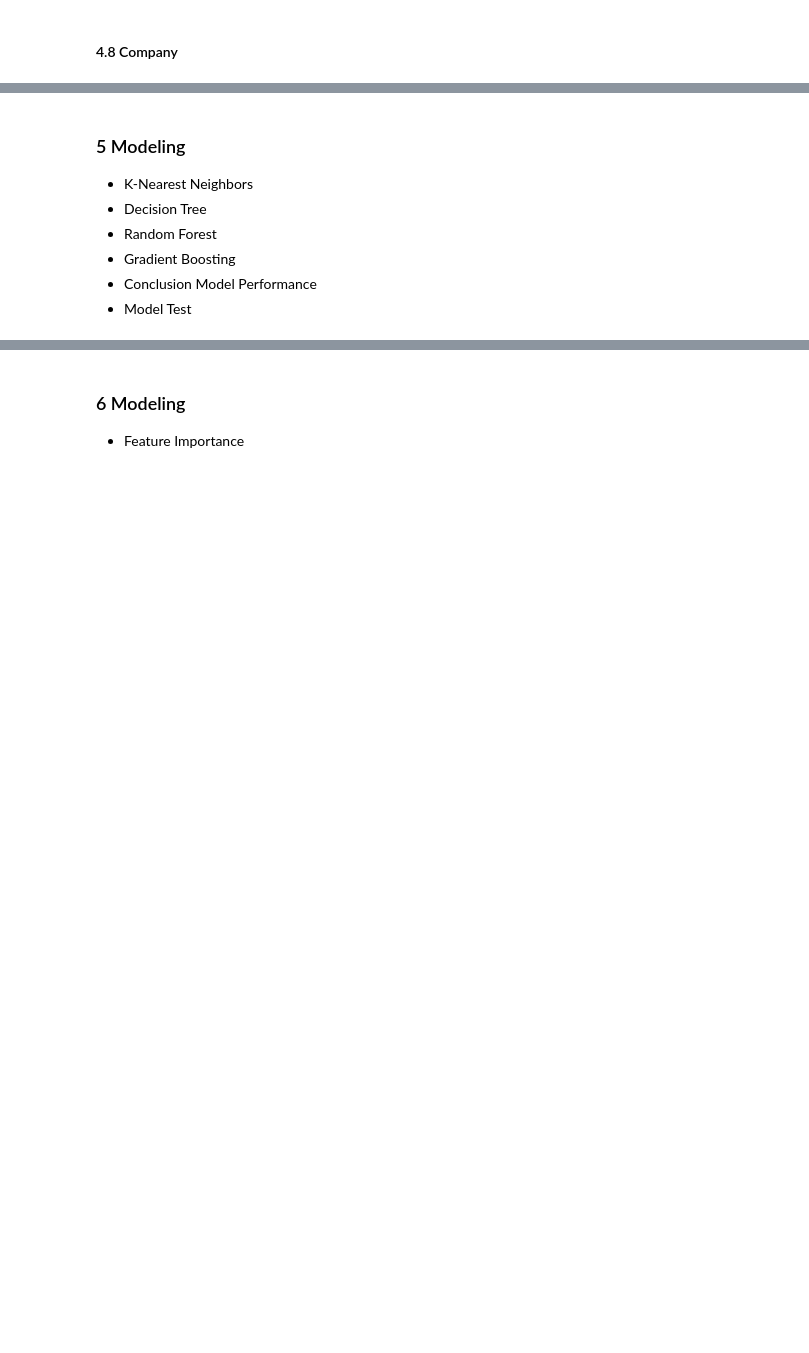
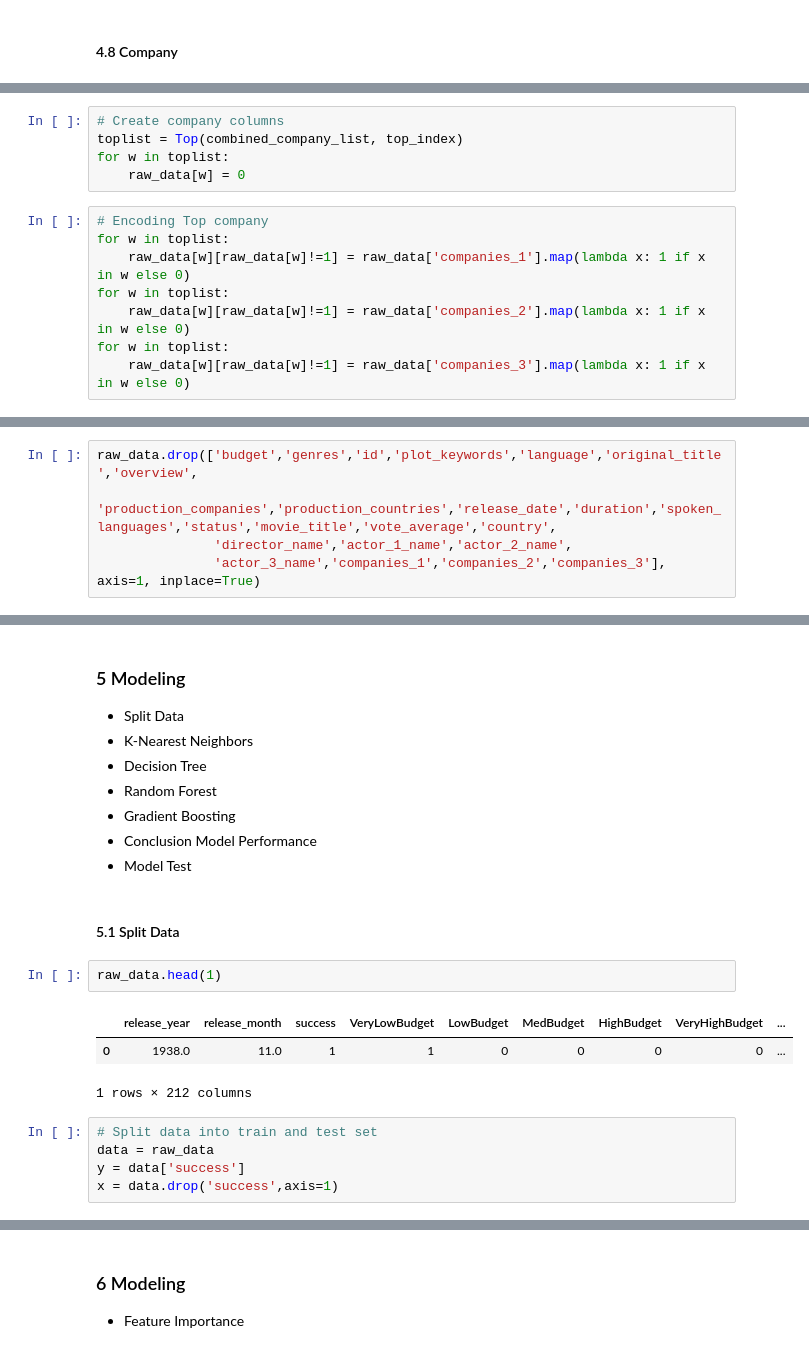
Before and after one commit to serenaZhou/INFO7390_Data_Sci, a Jupyter notebook: Project.ipynb, the cells around one changed output, grey strips where cells are left out. Drawn from its saved outputs; the diff is of its cells as text; blank space fills up the shorter version.

```diff
--- a/Project.ipynb
+++ b/Project.ipynb
@@ -422,0 +590,13 @@ raw_data['LongMovie'] = raw_data['duration'].map(lambda s: 1 if s >= 120 else 0)
+# %%
+# Create company columns
+toplist = Top(combined_company_list, top_index)
+for w in toplist:
+    raw_data[w] = 0
+# %%
+# Encoding Top company
+for w in toplist:
+    raw_data[w][raw_data[w]!=1] = raw_data['companies_1'].map(lambda x: 1 if x in w else 0)
+for w in toplist:
+    raw_data[w][raw_data[w]!=1] = raw_data['companies_2'].map(lambda x: 1 if x in w else 0)
+for w in toplist:
+    raw_data[w][raw_data[w]!=1] = raw_data['companies_3'].map(lambda x: 1 if x in w else 0)
@@ -422,0 +613,5 @@ raw_data['LongMovie'] = raw_data['duration'].map(lambda s: 1 if s >= 120 else 0)
+# %%
+raw_data.drop(['budget','genres','id','plot_keywords','language','original_title','overview',
+               'production_companies','production_countries','release_date','duration','spoken_languages','status','movie_title','vote_average','country',
+               'director_name','actor_1_name','actor_2_name',
+               'actor_3_name','companies_1','companies_2','companies_3'], axis=1, inplace=True)
@@ -423,8 +631,22 @@ raw_data['LongMovie'] = raw_data['duration'].map(lambda s: 1 if s >= 120 else 0)
 # %% [markdown]
 ### 5 Modeling
+*   Split Data
 *   K-Nearest Neighbors
 *   Decision Tree
 *   Random Forest
 *   Gradient Boosting
 *   Conclusion Model Performance
 *   Model Test
+# %% [markdown]
+#### 5.1 Split Data
+# %%
+raw_data.head(1)
+# %% [output]
+|  | release_year | release_month | success | VeryLowBudget | LowBudget | MedBudget | HighBudget | VeryHighBudget | ... |
+| 0 | 1938.0 | 11.0 | 1 | 1 | 0 | 0 | 0 | 0 | ... |
+1 rows × 212 columns
+# %%
+# Split data into train and test set
+data = raw_data
+y = data['success']
+x = data.drop('success',axis=1)
```
Also changed, not shown: parts of 38 cells of this notebook.
